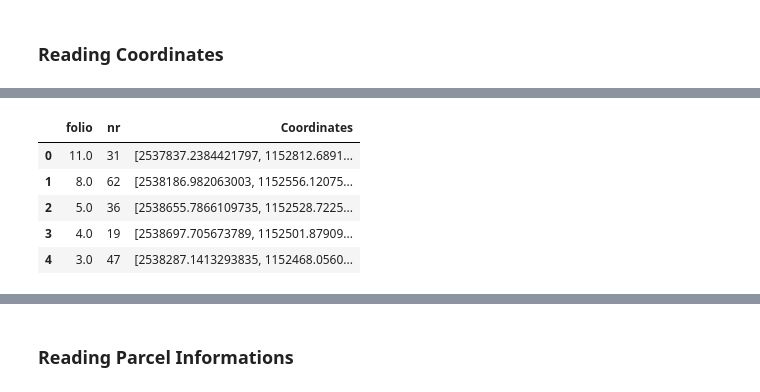
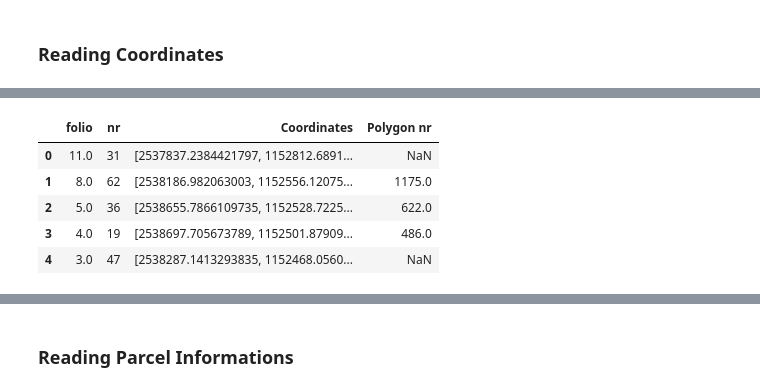
Before and after one commit to Arvalent/LausanneTimeMachine, a Jupyter notebook: Coordinates_Parcel_Linking.ipynb, the cells around one changed output, grey strips where cells are left out. Saved outputs shown, nothing was run; the diff lists cells and outputs as text; code cells hidden in the pictures.

```diff
--- a/Coordinates_Parcel_Linking.ipynb
+++ b/Coordinates_Parcel_Linking.ipynb
@@ -14 +15,4 @@ DBF_FILE_NAME='data/num_parcelles_corrected.dbf'
+# %%
+#Poly Shape File name and location
+POLY_SHP_FILE_NAME = 'data/buildings_fixed.shp'
 # %%
@@ -20,2 +24,6 @@ shapes = sf.shapes()
+# %%
+#Reading shapes for polygons
+sf3 = shapefile.Reader(POLY_SHP_FILE_NAME)
+shapesPoly = sf3.shapes()
 # %%
 #Preparing information concatenation by creating lists
@@ -27,2 +35,29 @@ shapeRecords_lst=[]
 for i in range(0,len(shapeRecs)) :
     shapeRecords_lst.append(shapeRecs[i].record[1:3])
+# %%
+#Preparing information concatenation by creating lists
+shapesPoly_lst = []
+for i in range(0,len(shapesPoly)) :
+    new_list = shapesPoly[i].points
+    new_list = [list(ele) for ele in new_list]
+    new_list_list=[]
+    new_list_list.append(new_list)
+    shapesPoly_lst.append(new_test_list)
+# %%
+#Finding to which polygon each point is associated
+points = [pt.shape.__geo_interface__ for pt in sf2.shapeRecords()]
+points_in_poly=[None]*len(shapes_lst)
+count=0
+for j,multiInt in enumerate(sf3.shapeRecords()):
+    multi = shape(multiInt.shape.__geo_interface__)
+    found = False
+    for i, pt in enumerate(points):
+        point = shape(pt)
+        if point.within(multi):
+            points_in_poly[i]=j
+            found=True
+
+    if found:
+        count = count + 1
+
+print(count)
@@ -29,15 +86,16 @@ for i in range(0,len(shapeRecs)) :
 # %%
-#Concatenating Point Coordinates and corrresponding parcel
-df1=pd.DataFrame(shapes_lst,columns=['Coordinates'])
-df2=pd.DataFrame(shapeRecords_lst,columns=['folio','nr'])
+#Concatenating Point Coordinates, corrresponding parcel and corresponfind polygon number
+df1 = pd.DataFrame(shapes_lst,columns = ['Coordinates'])
+df2 = pd.DataFrame(shapeRecords_lst,columns = ['folio','nr'])
+df3 = pd.DataFrame(points_in_poly,columns=['Polygon nr'])
 
-points_data=pd.concat([df2,df1],axis=1)
+points_data = pd.concat([df2,df1,df3],axis = 1)
 
 points_data.head(5)
 # %% [output]
-|  | folio | nr | Coordinates |
-| 0 | 11.0 | 31 | [2537837.2384421797, 1152812.6891... |
-| 1 | 8.0 | 62 | [2538186.982063003, 1152556.12075... |
-| 2 | 5.0 | 36 | [2538655.7866109735, 1152528.7225... |
-| 3 | 4.0 | 19 | [2538697.705673789, 1152501.87909... |
-| 4 | 3.0 | 47 | [2538287.1413293835, 1152468.0560... |
+|  | folio | nr | Coordinates | Polygon nr |
+| 0 | 11.0 | 31 | [2537837.2384421797, 1152812.6891... | NaN |
+| 1 | 8.0 | 62 | [2538186.982063003, 1152556.12075... | 1175.0 |
+| 2 | 5.0 | 36 | [2538655.7866109735, 1152528.7225... | 622.0 |
+| 3 | 4.0 | 19 | [2538697.705673789, 1152501.87909... | 486.0 |
+| 4 | 3.0 | 47 | [2538287.1413293835, 1152468.0560... | NaN |
```
Also changed, not shown: parts of 11 cells of this notebook.
